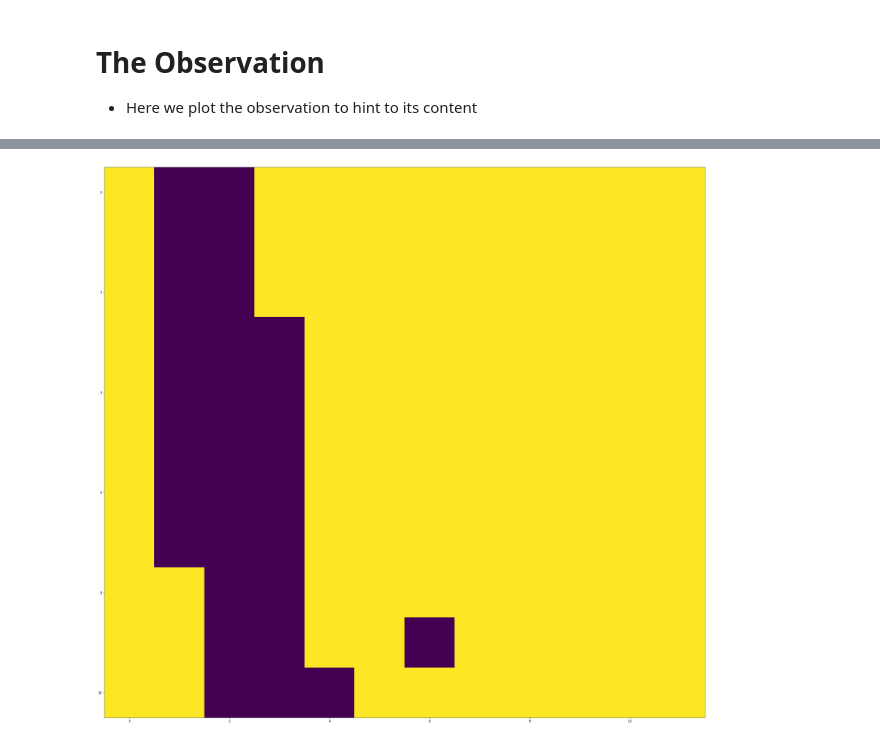
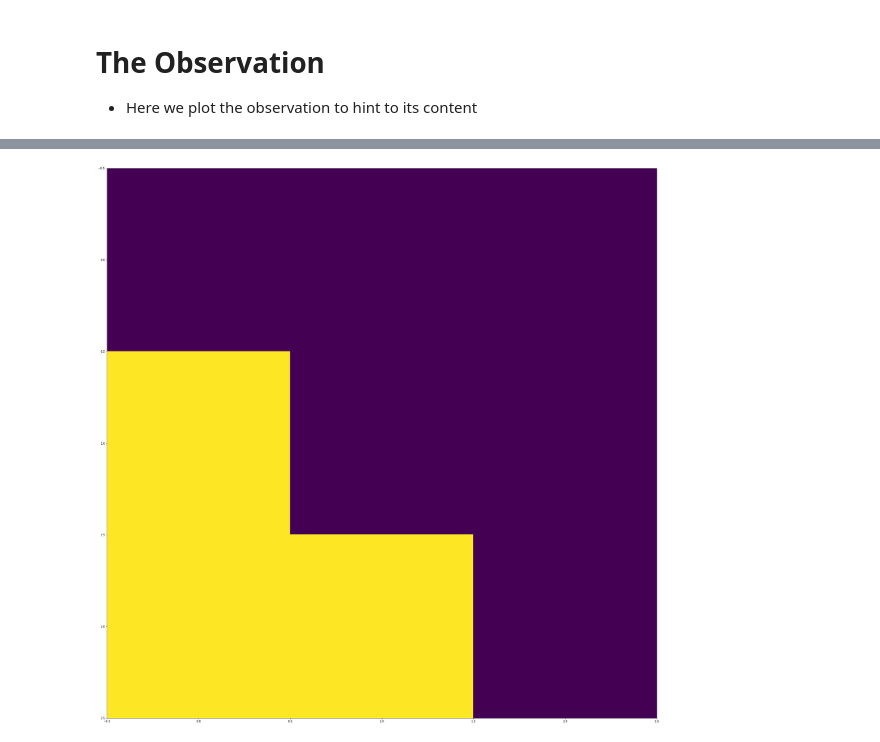
Before and after one commit to nawarhalabi/carracing-aigym, a Jupyter notebook: car_racing.ipynb, the cells around one changed output, grey strips where cells are left out. Saved outputs shown, nothing was run; the diff lists cells and outputs as text; code cells hidden in the pictures.

Commit message:
done imporvements to go

```diff
--- a/car_racing.ipynb
+++ b/car_racing.ipynb
@@ -56,43 +97,51 @@ to_num(binarize(observation))
 # %%
 total_reward = 0
+obss = []
+model = joblib.load("model.joblib")
 
 # Outer loop is for multiple simulations/Episodes (increase for learning over a long time)
-for i in range(1):
+for i in range(10):
     env.reset() # Reset to start a new simulation
 
     # Inner loop for simulating the environment:
     # 1. Observe 2. Take action 3. Read reward 4. Learn 1. Observe ...
-    for i in range(2000):
+    for i in range(1000):
         env.render() # For seeing the simulation step
 
         """--------------------------------------------"""
         """YOUR ALGORITHM GOES HERE.
         YOU CAN IMPORT YOUR CODE OR WRITE IT HERE DIRECTLY
         HERE IS AN EXAMPLE"""
-        """
+
         prev_obs = observation
-        if np.random.random() > 0.5:
-            action = model.best_action(to_num(prev_obs))
+        prev_obs_num = to_num(binarize(prev_obs))
+
+        if np.random.random() > .2:
+            action = model.best_action(prev_obs_num)
             observation, reward, done, info = env.step(actions[action])
         else:
-            action = np.random.randint(1, 20)
+            action = np.random.randint(0, 19)
             observation, reward, done, info = env.step(actions[action])
 
-        model.learn(action, prev_obs, reward)
-        """
+        obs_num = to_num(binarize(observation))
+
+        model.learn(action, prev_obs_num, obs_num, reward)
 
         """--------------------------------------------"""
-
+        obss.append(observation)
         # Pring the observations, rewards, whether the round has ended
         print("Observation: ", observation.shape,
               "Reward: ", reward,
-              "Done?: ", done)
+              "Done?: ", done,
+              "info: ", info)
 
-        if i < 2000: # Calculate reward for only first 2000 episodes
+        if i < 1000: # Calculate reward for only first 2000 episodes
             total_reward += reward
 
         if done: # Car steered off stop the simulation and restart it
             break
 
-    model.save()
+    if total_reward > model.best_reward:
+        model.best_reward = total_reward
+    joblib.dump(model, "model.joblib")
 # %% [output]
@@ -175,7 +196,7 @@ array([[1, 0, 0],
 # %%
 import matplotlib.pyplot as plt
 plt.figure(figsize=(35, 35))
-plt.imshow(binarize(observation), interpolation='nearest')
+plt.imshow(binarize(obss[499]), interpolation='nearest')
 plt.show()
 # %% [output]
-[figure, old version]
+[figure, new version]
```
Also changed, not shown: parts of 17 cells of this notebook.
